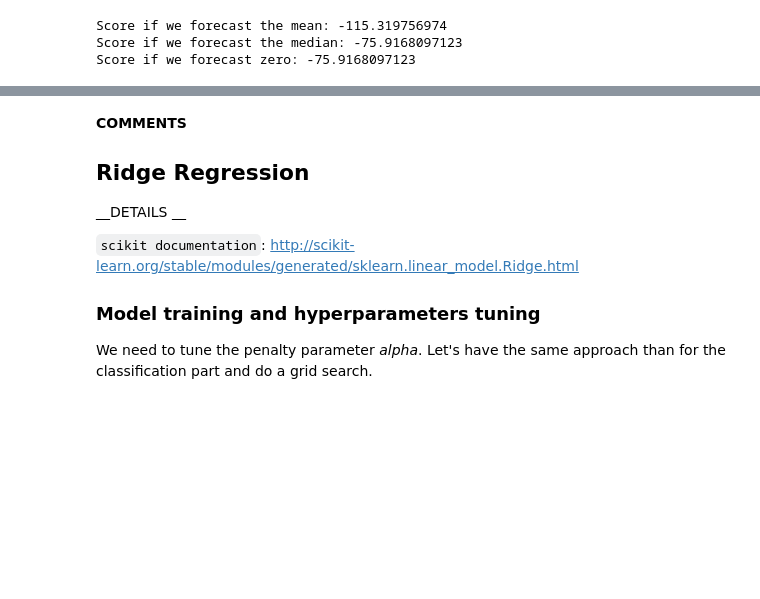
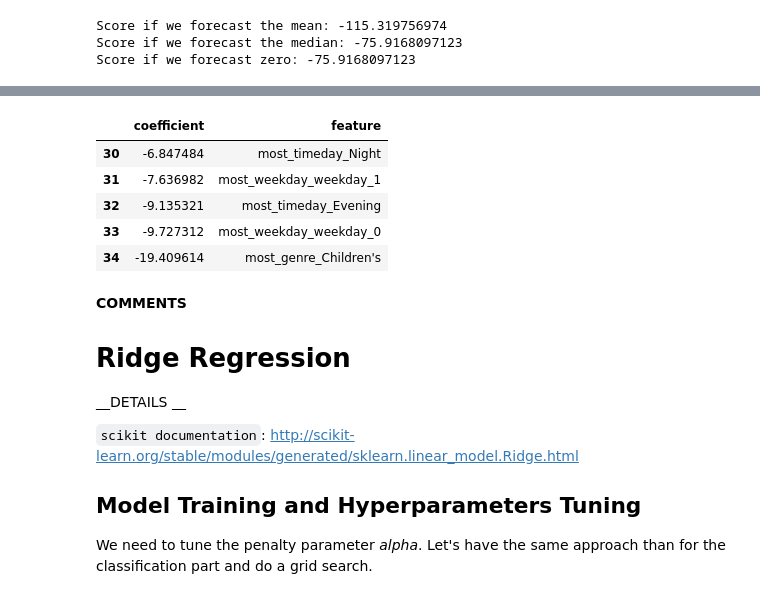
Before and after one commit to bbc/datalab-ml-training, a Jupyter notebook: iPlayerForecast_course4.ipynb, the cells around one changed output, grey strips where cells are left out. Cells and saved outputs as stored; diff of their text form; code cells hidden in the pictures; blank space fills up the shorter version.

```diff
--- a/iPlayerForecast_course4.ipynb
+++ b/iPlayerForecast_course4.ipynb
@@ -150,13 +221,24 @@ plt.show()
+# %%
+coef1.sort_values(by='coefficient', ascending=False).reset_index(drop=True).tail(5)
+# %% [output]
+|  | coefficient | feature |
+| 30 | -6.847484 | most_timeday_Night |
+| 31 | -7.636982 | most_weekday_weekday_1 |
+| 32 | -9.135321 | most_timeday_Evening |
+| 33 | -9.727312 | most_weekday_weekday_0 |
+| 34 | -19.409614 | most_genre_Children's |
 # %% [markdown]
 __COMMENTS__
 
-## Ridge Regression
+<a id='ridge_reg'></a>
+# Ridge Regression
 
 __DETAILS __
 
 `scikit documentation`: http://scikit-learn.org/stable/modules/generated/sklearn.linear_model.Ridge.html
 
-### Model training and hyperparameters tuning
+<a id='model_training2'></a>
+## Model Training and Hyperparameters Tuning
 
 We need to tune the penalty parameter _alpha_. Let's have the same approach than for the classification part and do a grid search.
 # %%
```
Also changed, not shown: parts of 39 cells of this notebook.
